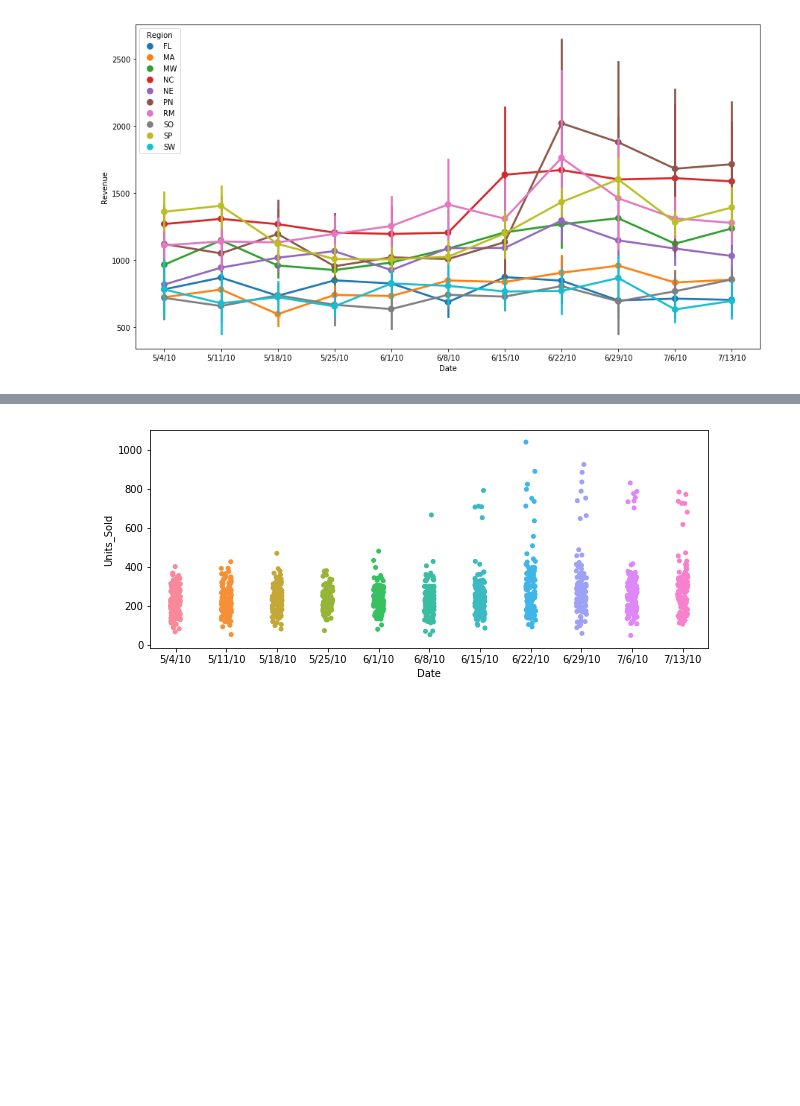
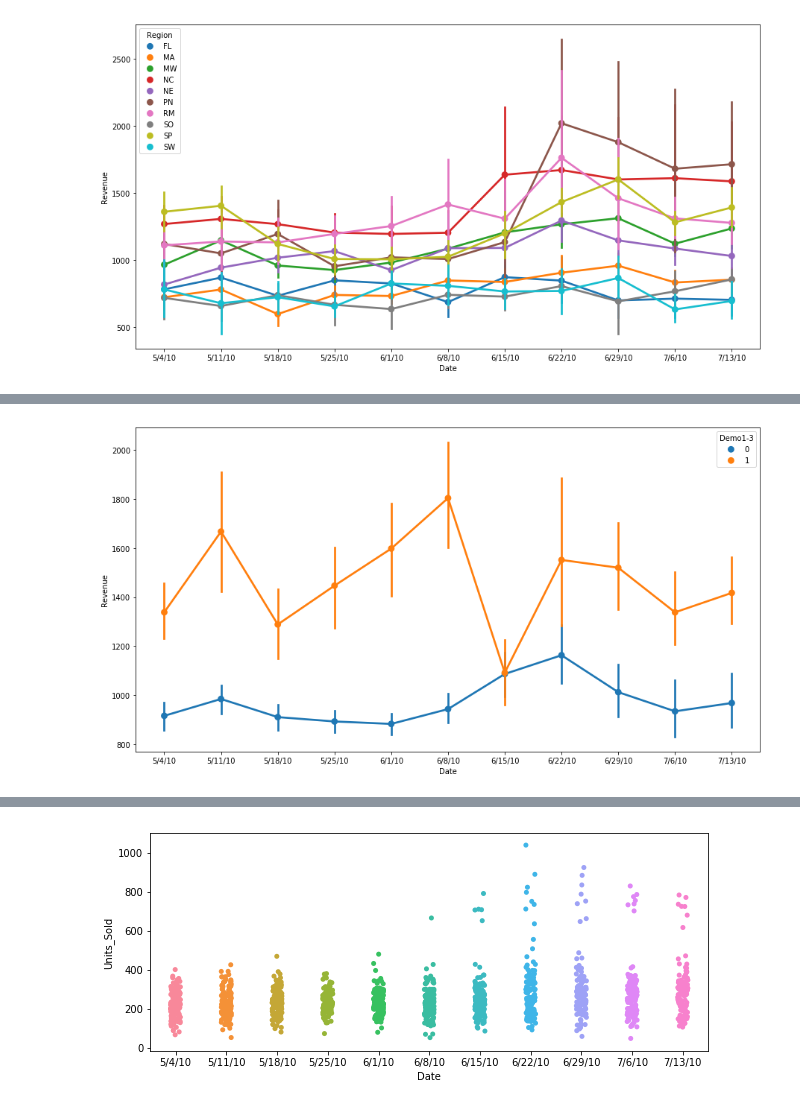
Before and after one commit to slerkpatomsak/ML-CaseStudy, a Jupyter notebook: goodbelly_casestudy.ipynb, the cells around one changed output, grey strips where cells are left out. Cells and saved outputs as stored; diff of their text form; code cells hidden in the pictures; blank space fills up the shorter version.

```diff
--- a/goodbelly_casestudy.ipynb
+++ b/goodbelly_casestudy.ipynb
@@ -215,0 +221,5 @@ sns.pointplot(x="Date", y="Revenue", hue="Region", data=bellyfat);
+# %%
+pyplot.figure(figsize=(15, 8))
+sns.pointplot(x="Date", y="Revenue", hue="Demo1-3", data=bellyfat);
+# %% [output]
+[figure, added]
```
Also changed, not shown: parts of 5 cells of this notebook.
